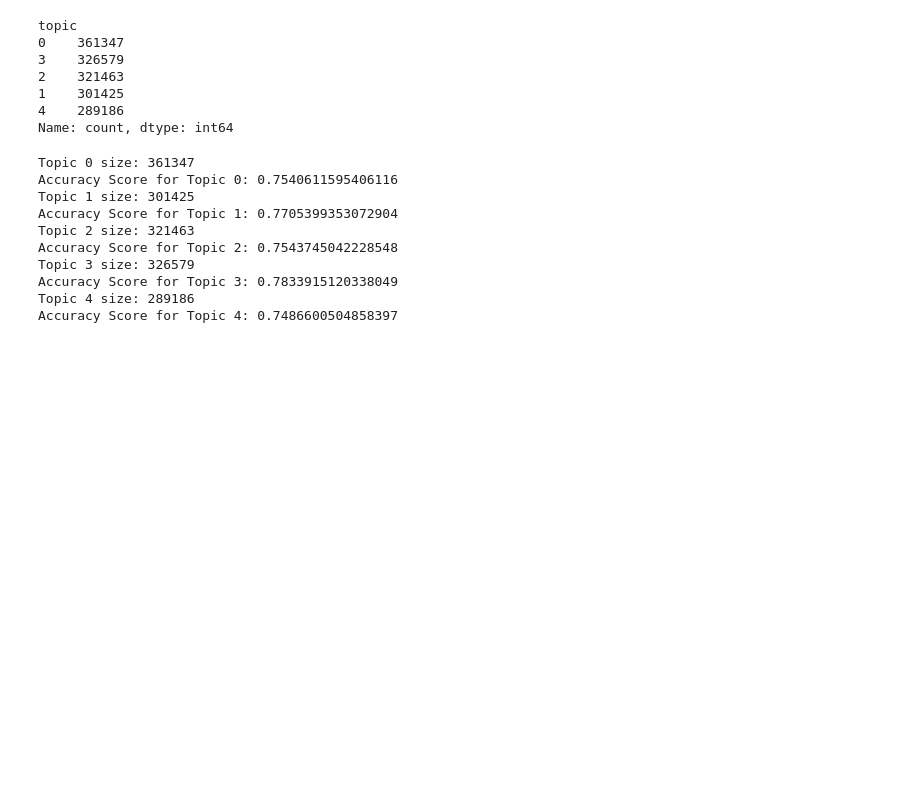
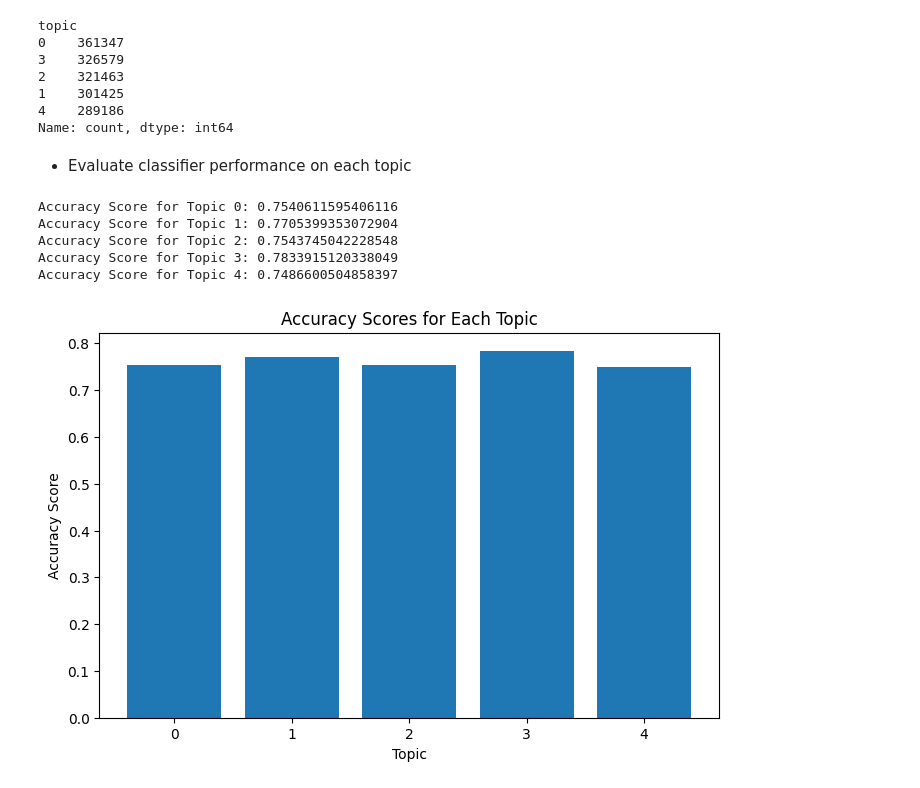
Before and after one commit to sarahp31/ai_nlp, a Jupyter notebook: Sentiment140.ipynb, the cells around one changed output. Saved outputs shown, nothing was run; the diff lists cells and outputs as text; code cells hidden in the pictures; blank space fills up the shorter version.

```diff
--- a/Sentiment140.ipynb
+++ b/Sentiment140.ipynb
@@ -324,27 +350,35 @@ topic
 1    301425
 4    289186
 Name: count, dtype: int64
+# %% [markdown]
+- Evaluate classifier performance on each topic
 # %%
-# Evaluate classifier performance on each topic
+topic_scores = []
 for topic in range(5):
-    print(f"Topic {topic} size:", (data['topic'] == topic).sum())
     idx = data[data['topic'] == topic].index
     X_topic = X[idx]
-    y_topic = y[idx]
+    y_topic = y.iloc[idx]
     X_train_topic, X_test_topic, y_train_topic, y_test_topic = train_test_split(X_topic, y_topic, test_size=0.2, stratify=y_topic, random_state=42)
     clf_topic = LogisticRegression(max_iter=1000)
     clf_topic.fit(X_train_topic, y_train_topic)
     y_pred_topic = clf_topic.predict(X_test_topic)
     score_topic = accuracy_score(y_test_topic, y_pred_topic)
+    topic_scores.append(score_topic)
     print(f"Accuracy Score for Topic {topic}:", score_topic)
 # %% [output]
-Topic 0 size: 361347
 Accuracy Score for Topic 0: 0.7540611595406116
-Topic 1 size: 301425
 Accuracy Score for Topic 1: 0.7705399353072904
-Topic 2 size: 321463
 Accuracy Score for Topic 2: 0.7543745042228548
-Topic 3 size: 326579
 Accuracy Score for Topic 3: 0.7833915120338049
-Topic 4 size: 289186
 Accuracy Score for Topic 4: 0.7486600504858397
+# %%
+# Plotting topic scores
+plt.figure(figsize=(8, 5))
+plt.bar(range(5), topic_scores)
+plt.xlabel('Topic')
+plt.ylabel('Accuracy Score')
+plt.title('Accuracy Scores for Each Topic')
+plt.savefig('topic_scores.png')
+plt.show()
+# %% [output]
+[figure, added]
```
Also changed, not shown: parts of 16 cells of this notebook, 1 other file.
